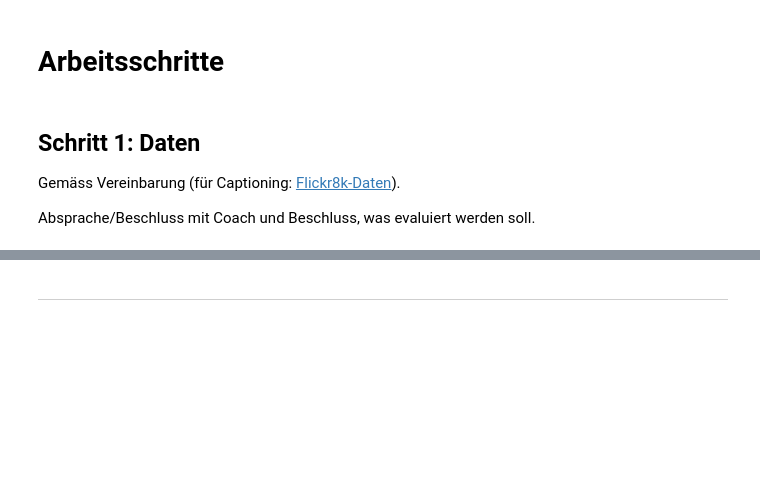
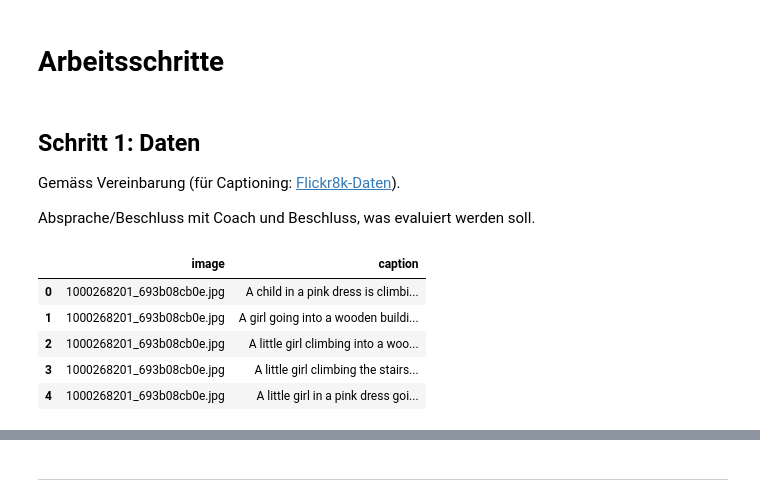
Before and after one commit to 7ben18/fhnw-del-Deep-Learning, a Jupyter notebook: del-Minichallenge-2/del-Minichallenge-2-SiBenTran.ipynb, the cells around one changed output, grey strips where cells are left out. Saved outputs shown, nothing was run; the diff lists cells and outputs as text; code cells hidden in the pictures; blank space fills up the shorter version.

```diff
--- a/del-Minichallenge-2/del-Minichallenge-2-SiBenTran.ipynb
+++ b/del-Minichallenge-2/del-Minichallenge-2-SiBenTran.ipynb
@@ -40,0 +46,12 @@ Absprache/Beschluss mit Coach und Beschluss, was evaluiert werden soll.
+# %%
+image_path = 'flickr8k/Images'
+data = pd.read_csv("flickr8k/captions.txt")
+image_unique = data['image'].unique()
+data.head()
+# %% [output]
+|  | image | caption |
+| 0 | 1000268201_693b08cb0e.jpg | A child in a pink dress is climbi... |
+| 1 | 1000268201_693b08cb0e.jpg | A girl going into a wooden buildi... |
+| 2 | 1000268201_693b08cb0e.jpg | A little girl climbing into a woo... |
+| 3 | 1000268201_693b08cb0e.jpg | A little girl climbing the stairs... |
+| 4 | 1000268201_693b08cb0e.jpg | A little girl in a pink dress goi... |
```
Also changed, not shown: parts of 3 cells of this notebook.
